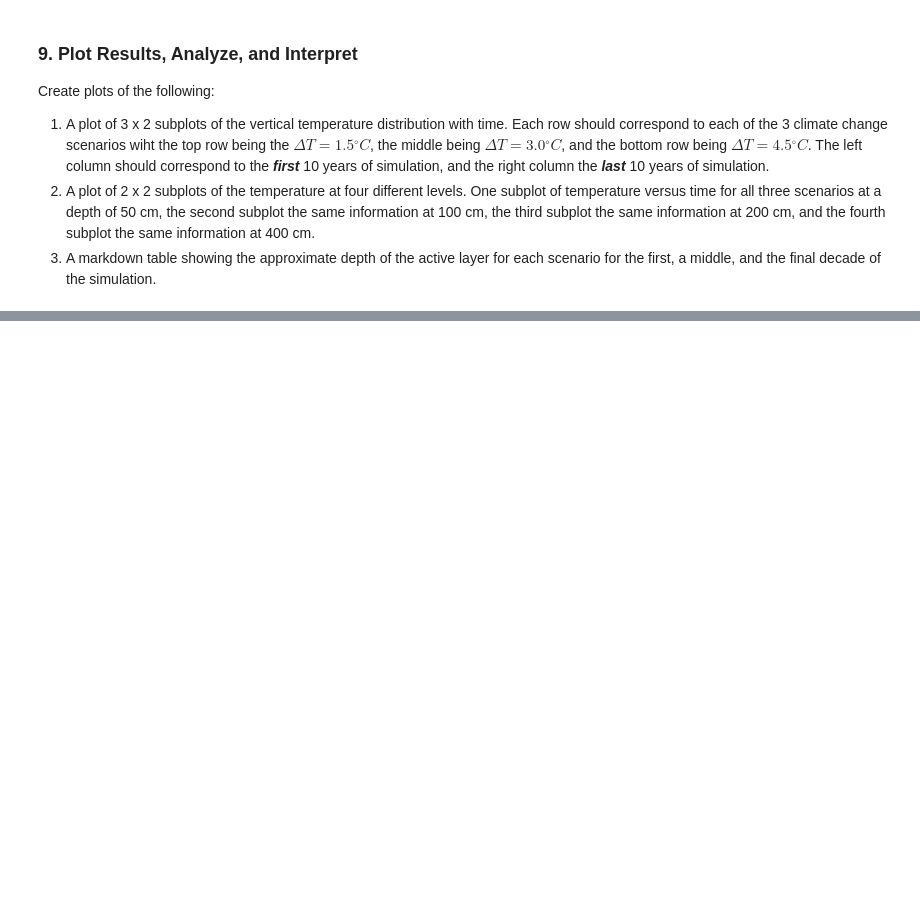
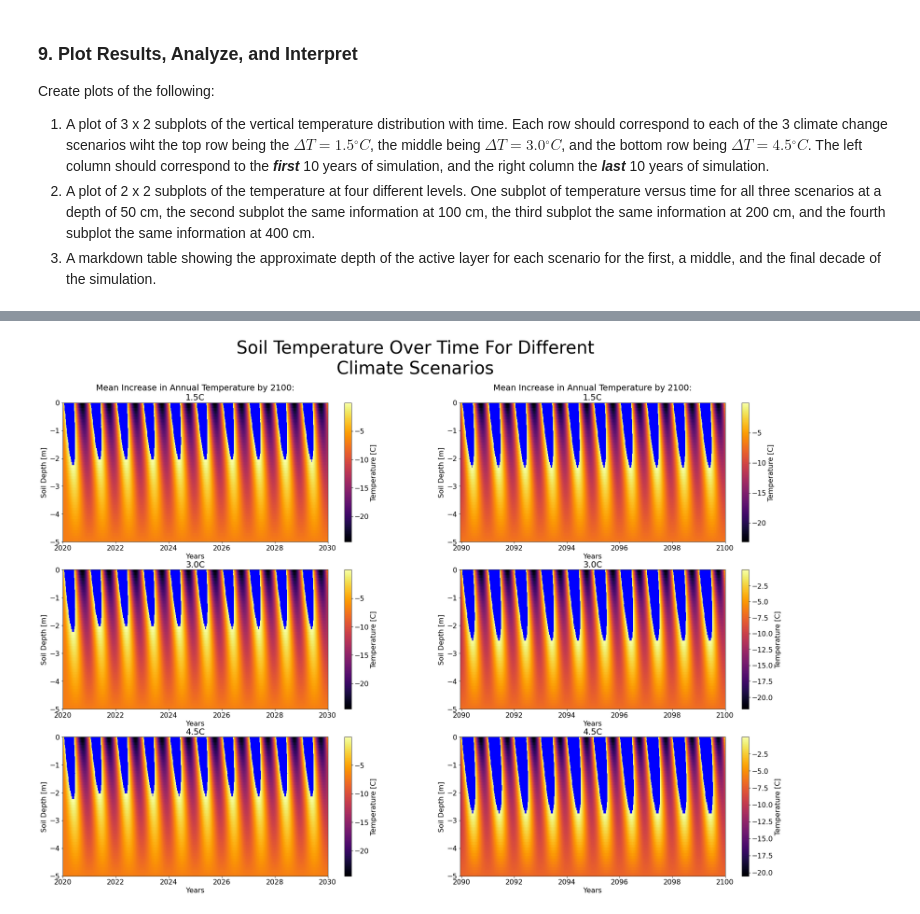
Before and after one commit to DamynChipman/geos518-fall-2021, a Jupyter notebook: mod03/mod03_1D-Diffusion-Assignment.ipynb, the cells around one changed output, grey strips where cells are left out. Saved outputs shown, nothing was run; the diff lists cells and outputs as text; code cells hidden in the pictures; blank space fills up the shorter version.

```diff
--- a/mod03/mod03_1D-Diffusion-Assignment.ipynb
+++ b/mod03/mod03_1D-Diffusion-Assignment.ipynb
@@ -178,3 +317,22 @@ for i in np.arange(Nt):
+# %%
+# Precompute inverse of A time B
+Ainv_times_B = sparseModule.linalg.inv(A) @ B
+# %%
+for scenario in [scenarios['1.5C'], scenarios['3.0C'], scenarios['4.5C']]:
+
+	for n in range(Nt):
+
+		if n == 0:
+			# Apply initial condition
+			scenario['temperature'][:,n] = scenario['T_initial']
+
+		else:
+			# Time step
+			scenario['temperature'][:,n] = Ainv_times_B @ scenario['temperature'][:, n-1]
+
+			# Apply boundary condition
+			scenario['temperature'][0,n] = scenario['top_BC_data'][n]
+			scenario['temperature'][-1,n] = scenario['bottom_BC_data']
 # %% [markdown]
 ### 9. Plot Results, Analyze, and Interpret
 
@@ -185,0 +348,63 @@ Create plots of the following:
+# %%
+scenario_names = [
+	'1.5C',
+	'3.0C',
+	'4.5C'
+]
+
+fig, axes = plt.subplots(3, 2, figsize=(30,20))
+fig.suptitle('Soil Temperature Over Time For Different\nClimate Scenarios', size=40)
+
+for iplt in range(3):
+	# Get scenario
+	scenario_name = scenario_names[iplt]
+	scenario = scenarios[scenario_name]
+	T = scenario['temperature'] # Temperature [C], (z, t)
+
+	cmap = plt.cm.get_cmap('inferno')
+	cmap.set_bad(color='blue')
+
+	# First 10 years (2020 - 2030)
+	beginning = 0
+	first_10_years = 4*365*10
+
+	subplot = axes[iplt, 0]
+
+	T_frozen = np.ma.masked_where(T>0.0, T)
+	tt, zz = np.meshgrid(scenarios['sim_data']['time_steps'][beginning:first_10_years], scenarios['sim_data']['z_data'])
+	im = subplot.pcolormesh(tt, -zz, T_frozen[:,beginning:first_10_years], cmap=cmap)
+
+	if iplt == 0:
+		subplot.set_title('Mean Increase in Annual Temperature by 2100:\n{}'.format(scenario_name))
+	else:
+		subplot.set_title(scenario_name)
+	subplot.set_xlabel('Years')
+	subplot.set_xticks(np.arange(2020, 2032, 2))
+	subplot.set_ylabel('Soil Depth [m]')
+
+	cbar = fig.colorbar(im, ax=subplot)
+	cbar.set_label('Temperature [C]')
+
+	# Last 10 years (2090 - 2100)
+	last_10_years = 4*365*(2090 - 2020)
+	end = -1
+
+	subplot = axes[iplt, 1]
+
+	tt, zz = np.meshgrid(scenarios['sim_data']['time_steps'][last_10_years:end], scenarios['sim_data']['z_data'])
+	im = subplot.pcolormesh(tt, -zz, T_frozen[:,last_10_years:end], cmap=cmap)
+
+	if iplt == 0:
+		subplot.set_title('Mean Increase in Annual Temperature by 2100:\n{}'.format(scenario_name))
+	else:
+		subplot.set_title(scenario_name)
+	subplot.set_xlabel('Years')
+	subplot.set_xticks(np.arange(2090, 2102, 2))
+	subplot.set_ylabel('Soil Depth [m]')
+
+	cbar = fig.colorbar(im, ax=subplot)
+	cbar.set_label('Temperature [C]')
+
+plt.savefig('assets/plt1-soil_temps_over_time_scenarios.png')
+# %% [output]
+[figure, added]
```
Also changed, not shown: parts of 31 cells of this notebook, 4 other files.
